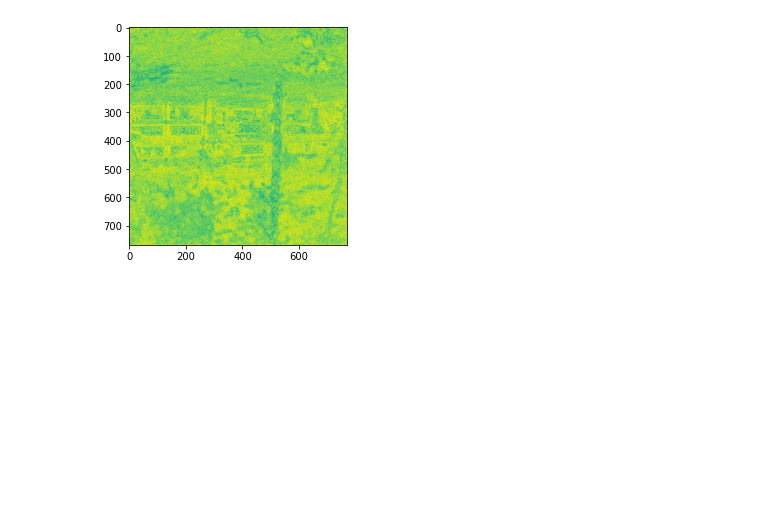
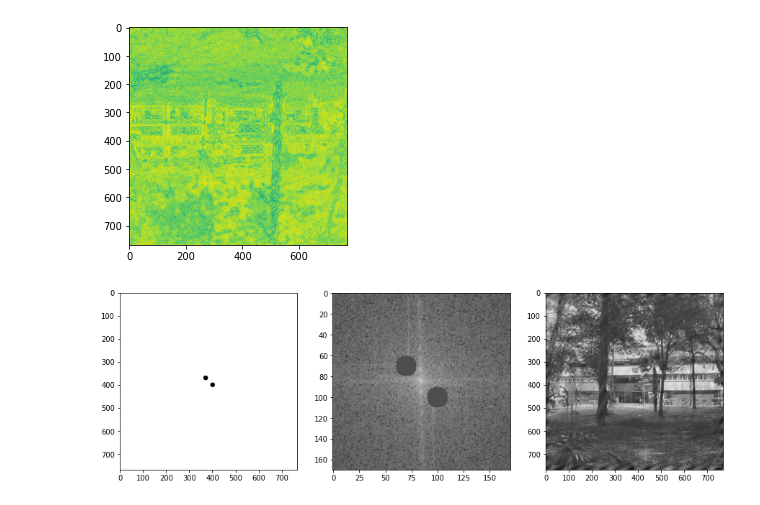
Before and after one commit to ElkinGuarin/instrumentos-opticos, a Jupyter notebook: EliminarRuido4c.ipynb, the cells around one changed output. Cells and saved outputs as stored; diff of their text form; code cells hidden in the pictures; blank space fills up the shorter version.

```diff
--- a/EliminarRuido4c.ipynb
+++ b/EliminarRuido4c.ipynb
@@ -69,3 +67,16 @@ ploteo_complejo(new_imag, "I",0);
 [figure]
 # %%
 fft_inv1=np.fft.ifftshift(new_imag)
+# %%
+mask3=np.ones((768,768),dtype="uint8")
+cv2.circle(mask3,(370,370),10,0,-1);
+cv2.circle(mask3,(400,400),10,0,-1);
+# %%
+fig2, img2 = plt.subplots(1,3,figsize=(15, 15))
+img2[0].imshow(mask3,cmap="gray")
+masckfft= mask3*fft_img
+img2[1].imshow(np.log(np.abs(masckfft+10000))[300:470, 300:470],cmap="gray")
+img2[2].imshow((np.abs((np.fft.ifft2(masckfft)))),cmap="gray")
+plt.show()
+# %% [output]
+[figure, added]
```
Also changed, not shown: parts of 1 cell of this notebook.
